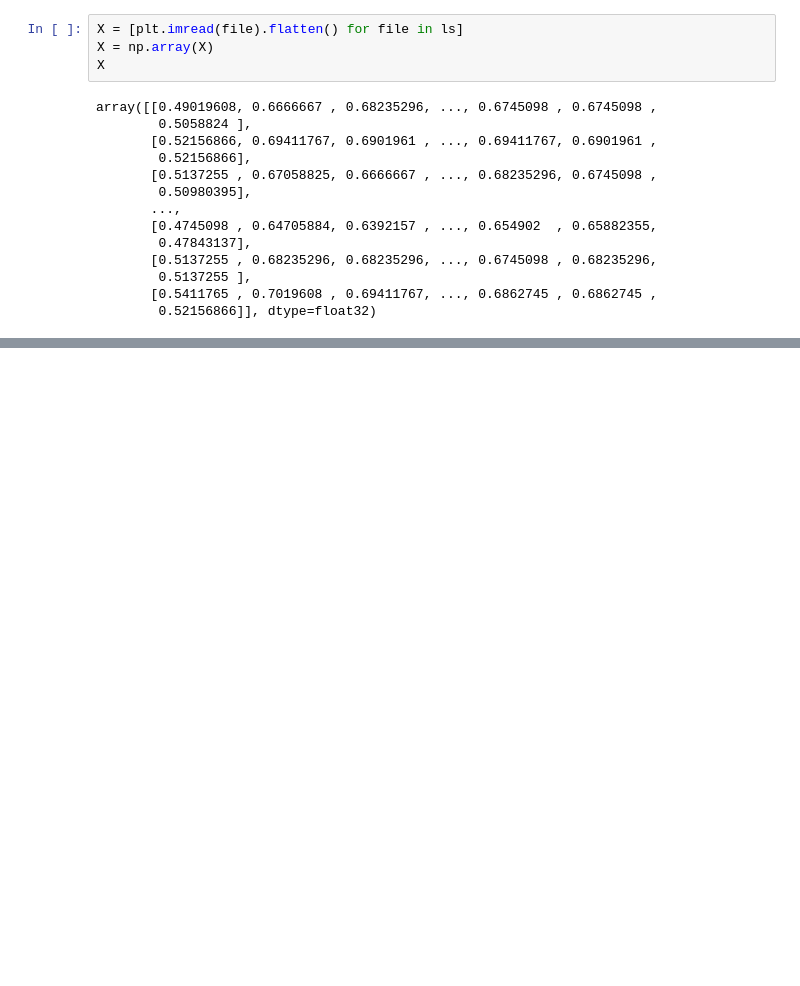
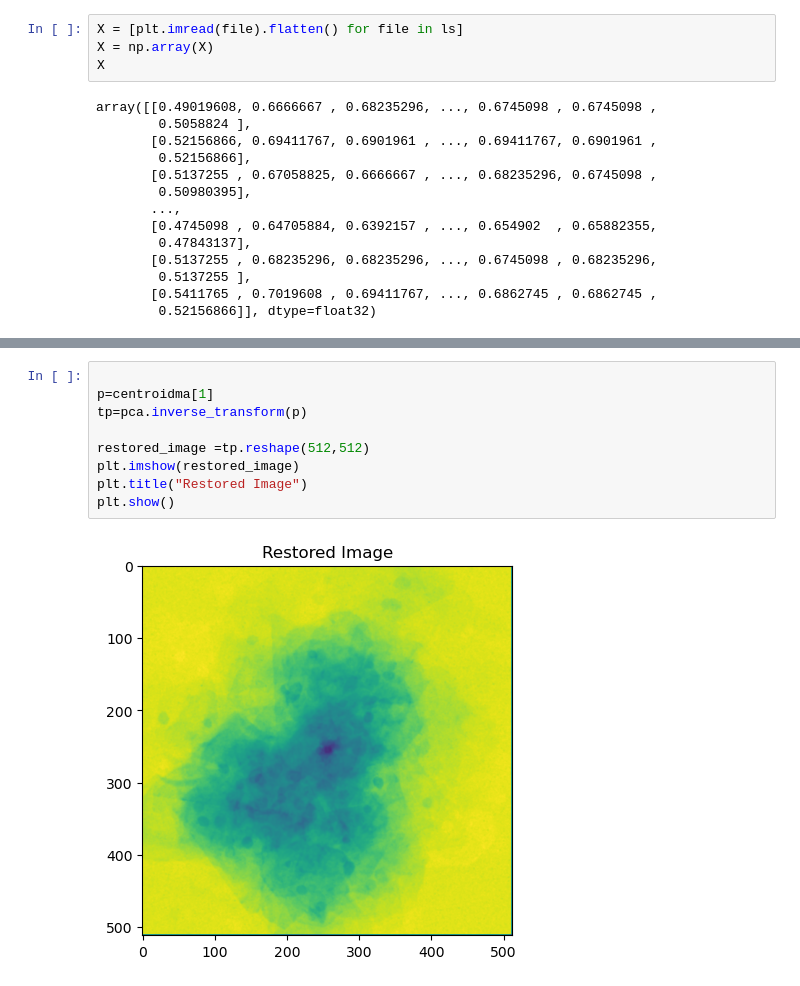
Before and after one commit to SavyaSanchi-Sharma/K-meansClustering, a Jupyter notebook: rwGraphs.ipynb, the cells around one changed output, grey strips where cells are left out. Drawn from its saved outputs; the diff is of its cells as text; blank space fills up the shorter version.

```diff
--- a/rwGraphs.ipynb
+++ b/rwGraphs.ipynb
@@ -153,0 +181,11 @@ plt.show()
+# %%
+
+p=centroidma[1]
+tp=pca.inverse_transform(p)
+
+restored_image =tp.reshape(512,512)
+plt.imshow(restored_image)
+plt.title("Restored Image")
+plt.show()
+# %% [output]
+[figure, added]
```
Also changed, not shown: parts of 12 cells of this notebook, 2 other files.
